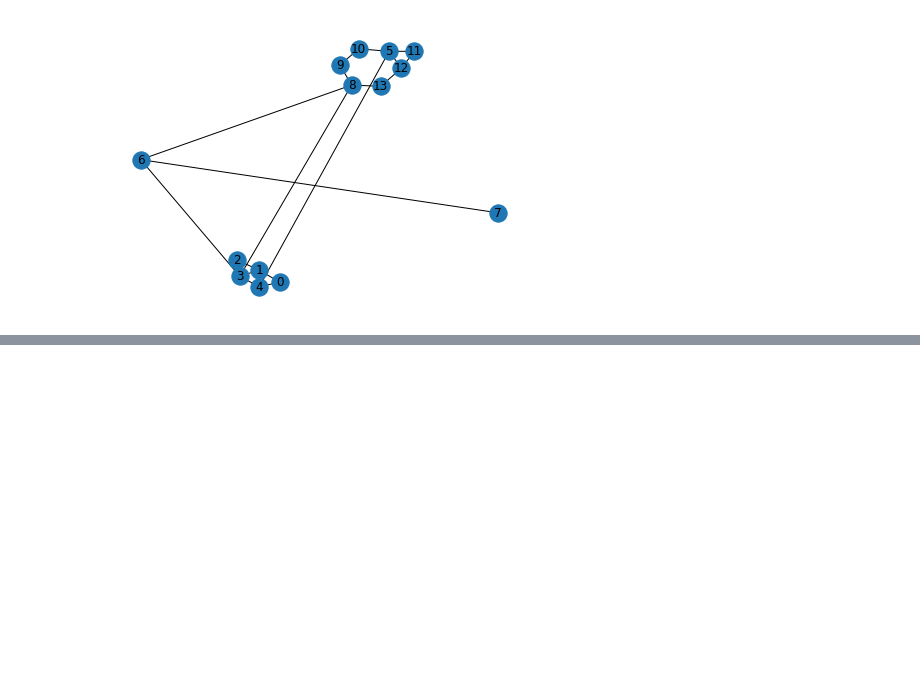
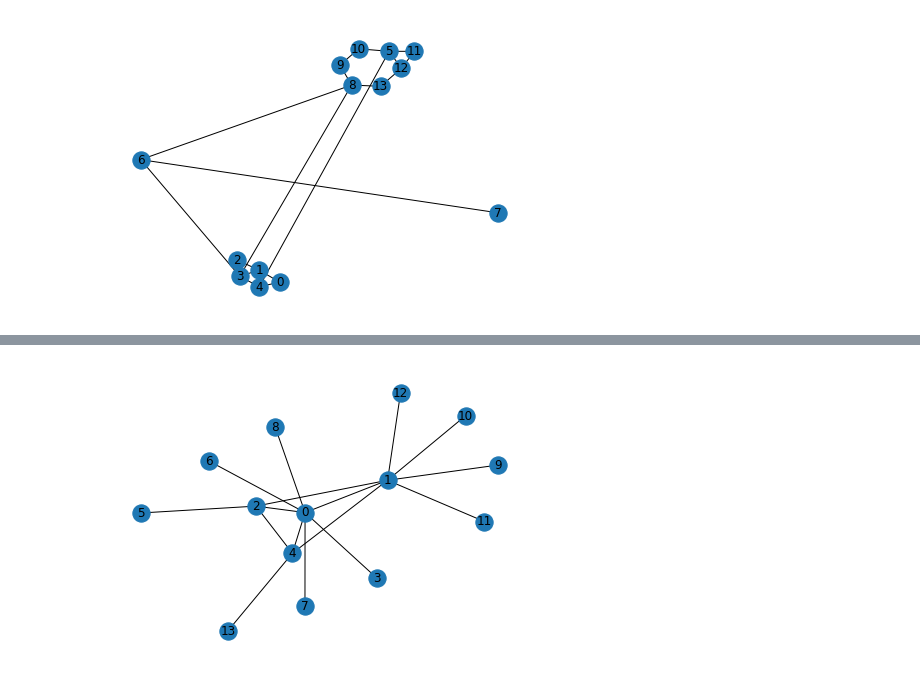
Before and after one commit to RedBatProject/Thesis---a-two-layer-power-network, a Jupyter notebook: Simulator_trying_1.ipynb, the cells around one changed output, grey strips where cells are left out. Saved outputs shown, nothing was run; the diff lists cells and outputs as text; code cells hidden in the pictures; blank space fills up the shorter version.

```diff
--- a/Simulator_trying_1.ipynb
+++ b/Simulator_trying_1.ipynb
@@ -29,0 +61,5 @@ scale = nx.scale_free_graph()
+# %%
+nx.draw(G, with_labels=True)
+plt.show()
+# %% [output]
+[figure, added]
```
Also changed, not shown: parts of 19 cells of this notebook.
